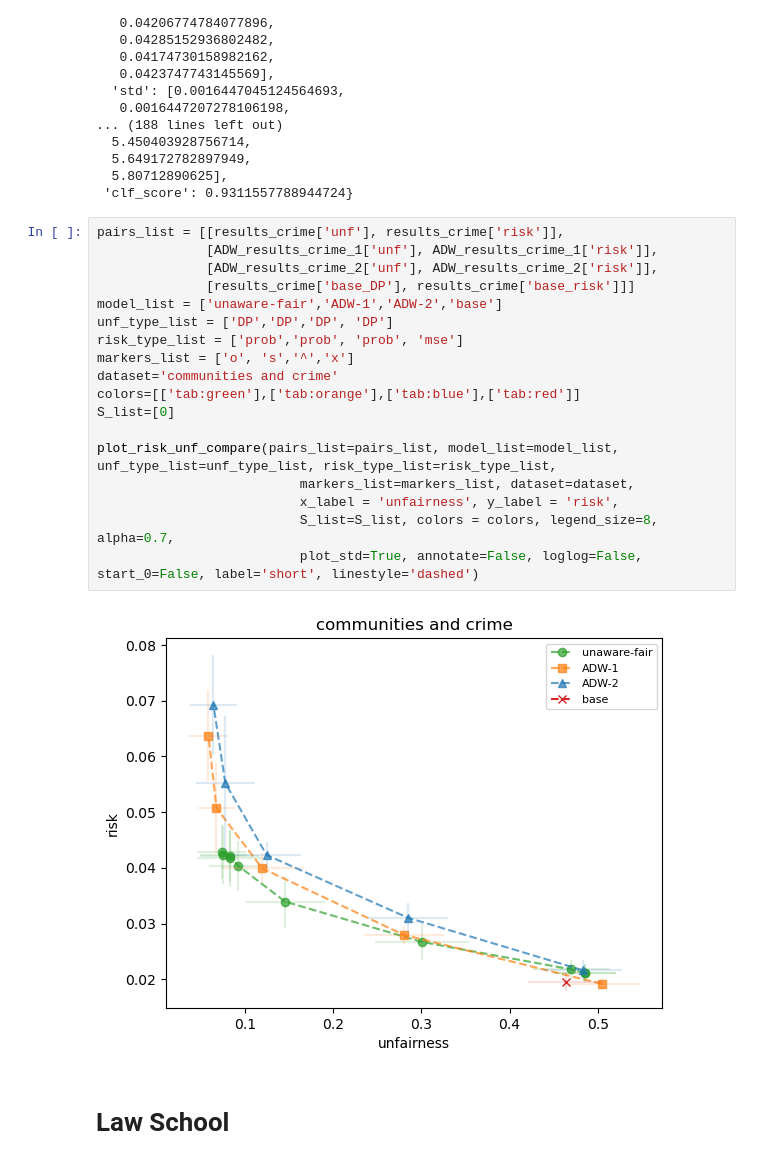
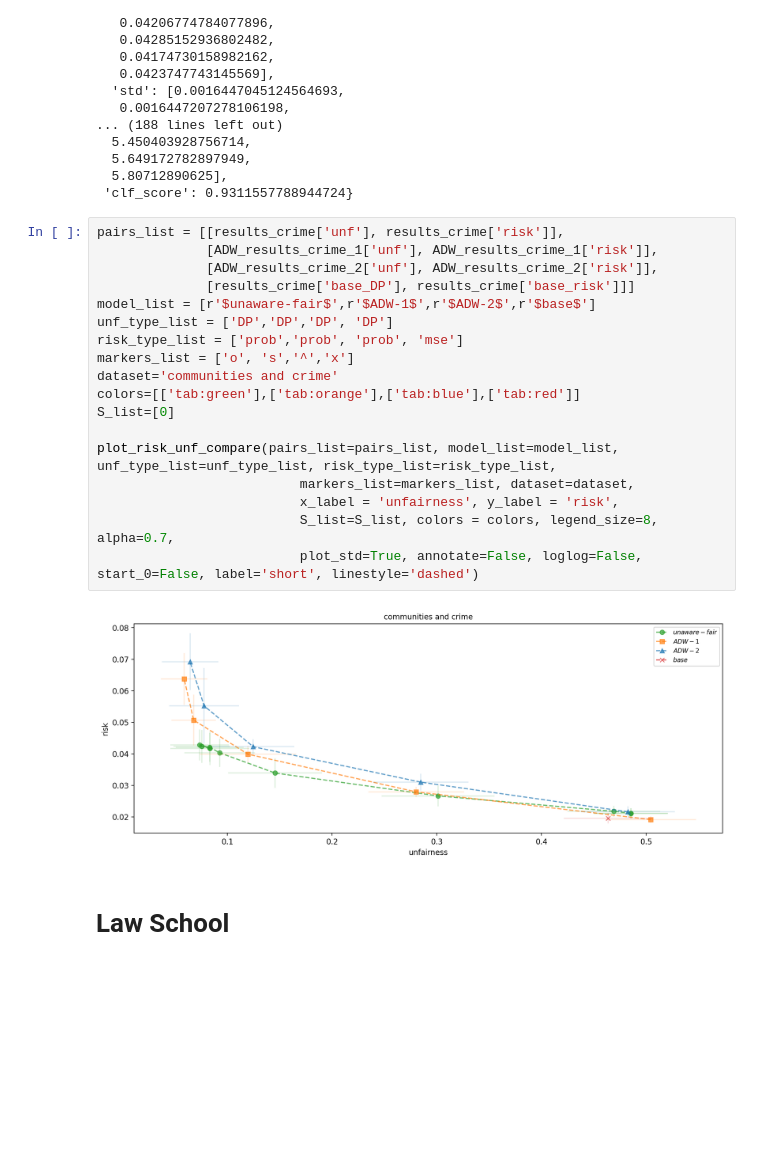
Before and after one commit to anonymous-owl/codes, a Jupyter notebook: Comparison of models.ipynb, the cells around one changed output. Cells and saved outputs as stored; diff of their text form; blank space fills up the shorter version.

```diff
--- a/Comparison of models.ipynb
+++ b/Comparison of models.ipynb
@@ -247,23 +247,23 @@ results_crime
 # %%
 pairs_list = [[results_crime['unf'], results_crime['risk']],
               [ADW_results_crime_1['unf'], ADW_results_crime_1['risk']],
               [ADW_results_crime_2['unf'], ADW_results_crime_2['risk']],
               [results_crime['base_DP'], results_crime['base_risk']]]
-model_list = ['unaware-fair','ADW-1','ADW-2','base']
+model_list = [r'$unaware-fair$',r'$ADW-1$',r'$ADW-2$',r'$base$']
 unf_type_list = ['DP','DP','DP', 'DP']
 risk_type_list = ['prob','prob', 'prob', 'mse']
 markers_list = ['o', 's','^','x']
 dataset='communities and crime'
 colors=[['tab:green'],['tab:orange'],['tab:blue'],['tab:red']]
 S_list=[0]
 
 plot_risk_unf_compare(pairs_list=pairs_list, model_list=model_list, unf_type_list=unf_type_list, risk_type_list=risk_type_list,
                           markers_list=markers_list, dataset=dataset,
                           x_label = 'unfairness', y_label = 'risk',
                           S_list=S_list, colors = colors, legend_size=8, alpha=0.7,
                           plot_std=True, annotate=False, loglog=False, start_0=False, label='short', linestyle='dashed')
 # %% [output]
-[figure, old version]
+[figure, new version]
 # %% [markdown]
 # Law School
 # %% [markdown]
```
Also changed, not shown: parts of 7 cells of this notebook.
